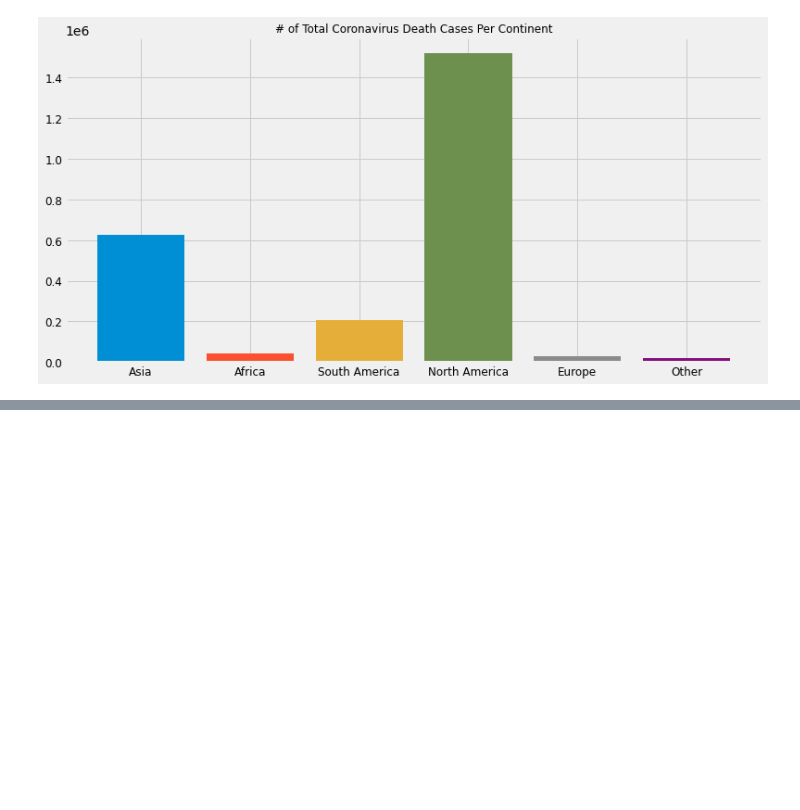
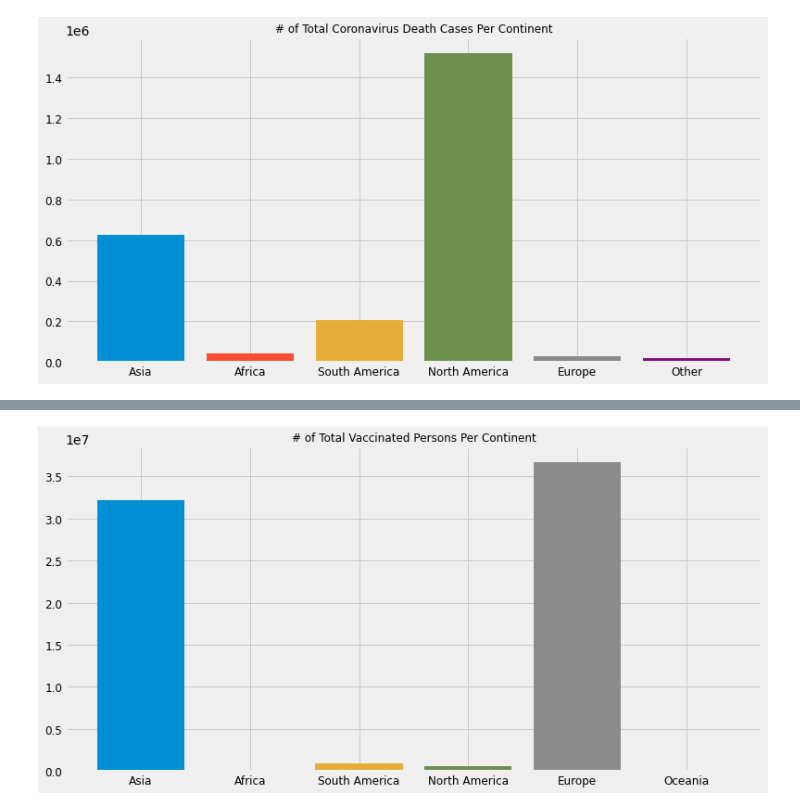
Before and after one commit to ochanyo/COVID-19-DATA-VISUALIZATION, a Jupyter notebook: COVID 19.ipynb, the cells around one changed output, grey strips where cells are left out. Saved outputs shown, nothing was run; the diff lists cells and outputs as text; code cells hidden in the pictures; blank space fills up the shorter version.

```diff
--- a/COVID 19.ipynb
+++ b/COVID 19.ipynb
@@ -1134,0 +1196,32 @@ vaccination
+# %%
+asia_vaccination=continent_vaccination[continent_vaccination['continent'] == 'Asia']
+asia_vaccination
+total_vaccinated_asia=asia_vaccination['people_fully_vaccinated'].sum()
+# %%
+europe_vaccination=continent_vaccination[continent_vaccination['continent'] == 'Europe']
+europe_vaccination
+total_vaccinated_europe=europe_vaccination['people_fully_vaccinated'].sum()
+# %%
+southamerica_vaccination=continent_vaccination[continent_vaccination['continent'] == 'South America']
+southamerica_vaccination
+total_vaccinated_southamerica=southamerica_vaccination['people_fully_vaccinated'].sum()
+# %%
+northamerica_vaccination=continent_vaccination[continent_vaccination['continent'] == 'North America']
+northamerica_vaccination
+total_vaccinated_northamerica=northamerica_vaccination['people_fully_vaccinated'].sum()
+# %%
+#Bar graph comparing total vaccinations by continent
+plt.figure(figsize=(12, 6))
+plt.bar('Asia', total_vaccinated_asia)
+plt.bar('Africa', total_vaccinated_Africa)
+plt.bar('South America', total_vaccinated_southamerica)
+plt.bar('North America', total_vaccinated_northamerica)
+plt.bar('Europe', total_vaccinated_europe)
+plt.bar('Oceania', total_vaccinated_oceania)
+
+plt.title('# of Total Vaccinated Persons Per Continent', size=12)
+plt.xticks(size=12)
+plt.yticks(size=12)
+plt.show()
+# %% [output]
+[figure, added]
```
Also changed, not shown: parts of 52 cells of this notebook.
